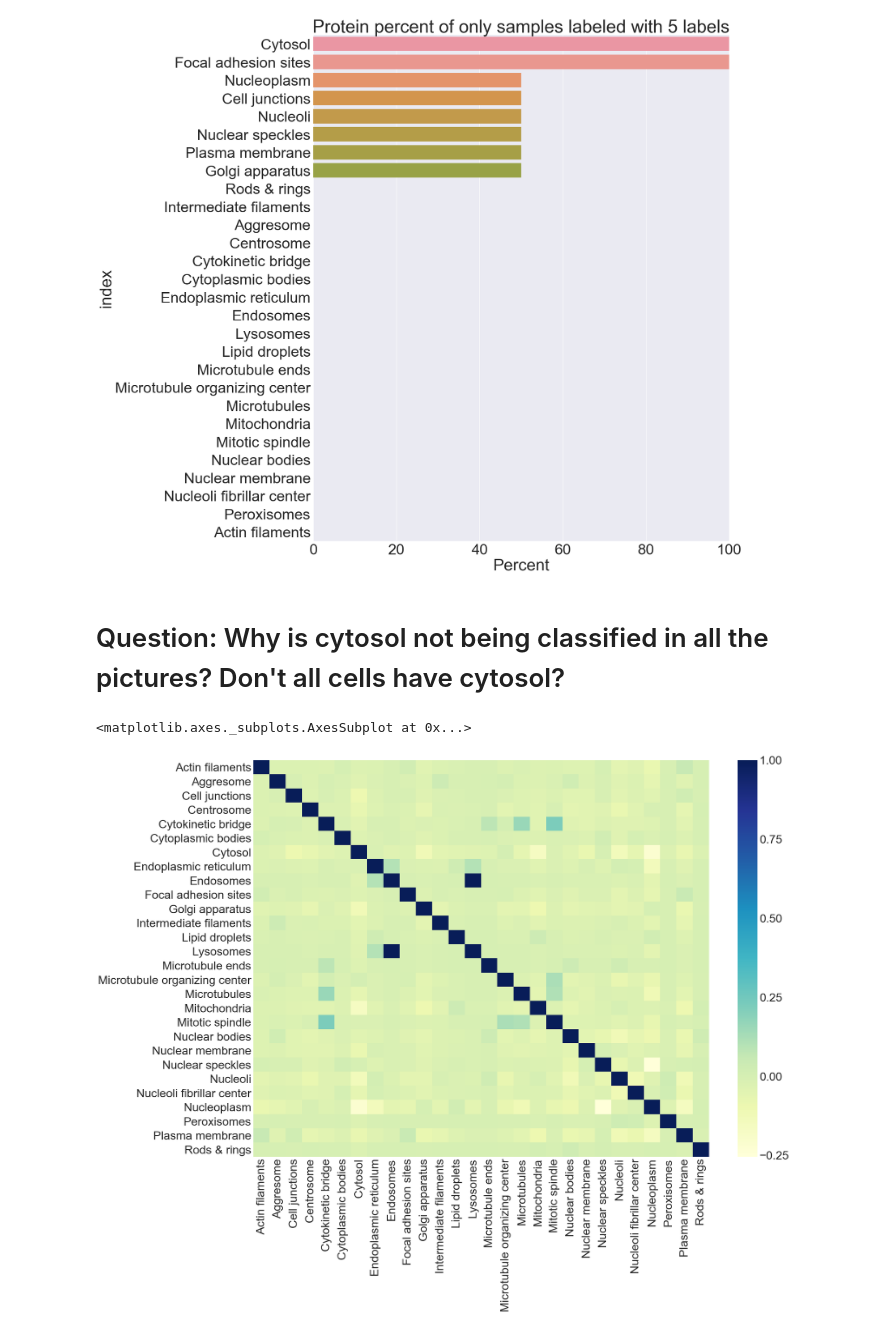
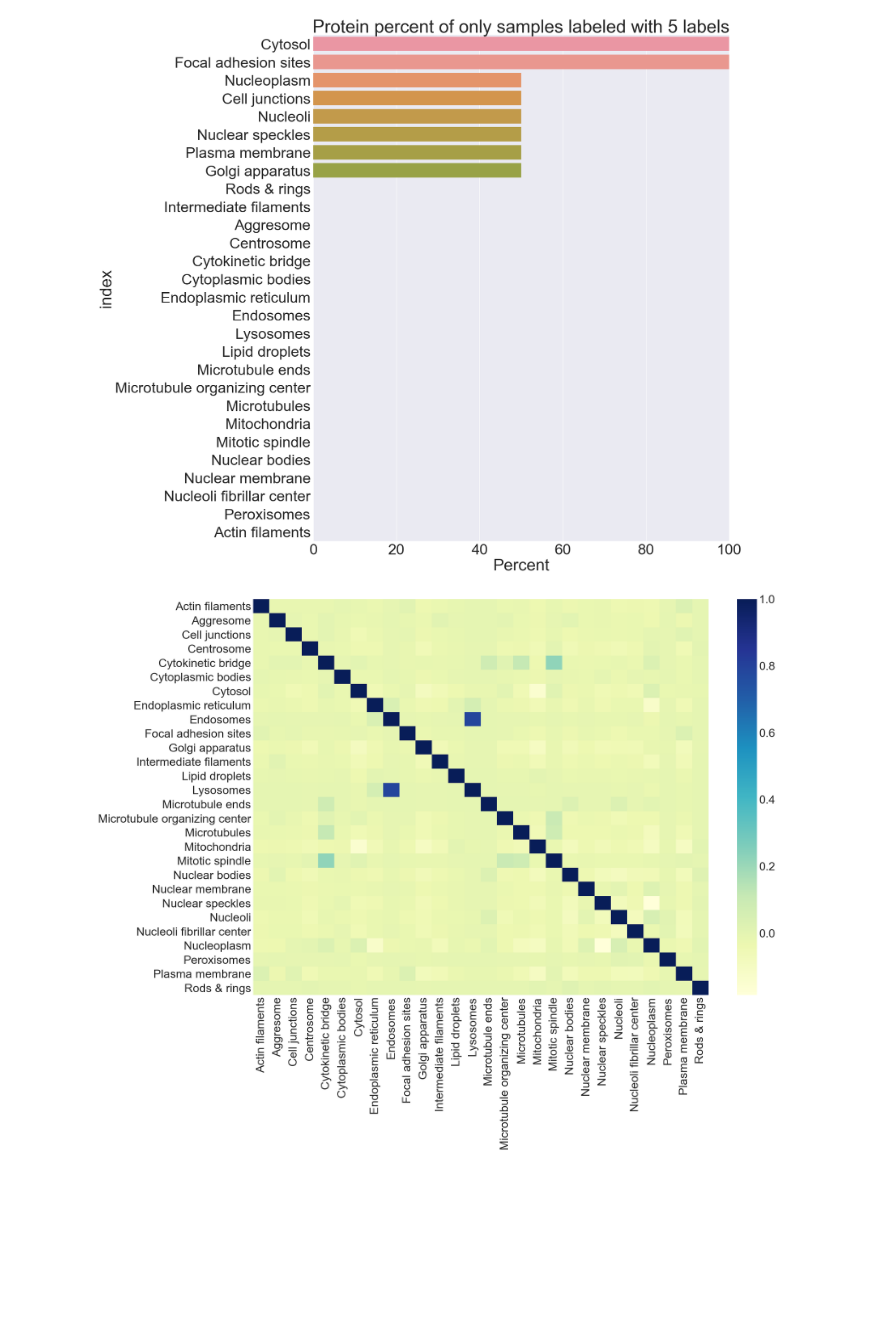
Before and after one commit to pdubz-sudo/protein-recognition, a Jupyter notebook: scripts/exploratory_analysis.ipynb, the cells around one changed output. Cells and saved outputs as stored; diff of their text form; code cells hidden in the pictures; blank space fills up the shorter version.

```diff
--- a/scripts/exploratory_analysis.ipynb
+++ b/scripts/exploratory_analysis.ipynb
@@ -8,7 +8,7 @@ import seaborn as sns
 # %% [markdown]
 # Ingest Data
 # %%
-file_path = r"D:\kaggle-kaggle-protien-data\all\train.csv"
+file_path = r"D:\kaggle-kaggle-protien-data\train.csv"
 raw_df = pd.read_csv(file_path)
 
 m = raw_df.shape[0]
@@ -217,14 +219,15 @@ m = df.shape[0]
 [figure]
 [figure]
 [figure]
-# %% [markdown]
-# Question: Why is cytosol not being classified in all the pictures? Don't all cells have cytosol?
 # %%
+# Add total_labels column so you can filter out the multi-label examples for a heatmap.
+df['total_labels'] = df.iloc[:,3:].sum(axis=1)
+
 # Pearsons default correlation in pandas.
 plt.figure(figsize=(35,25))
-sns.heatmap(df[df['number of labels']>1].iloc[:,3:-1].corr(), cmap='YlGnBu')
+sns.heatmap(df[df['total_labels']>1].iloc[:,3:-1].corr(), cmap='YlGnBu')
+plt.show()
 # %% [output]
-<matplotlib.axes._subplots.AxesSubplot at 0x...>
-[figure, old version]
+[figure, new version]
 # %% [markdown]
 Lysosomes and Endosomes seem to be correlated which means both appear in training examples often together.
```
Also changed, not shown: parts of 11 cells of this notebook.
